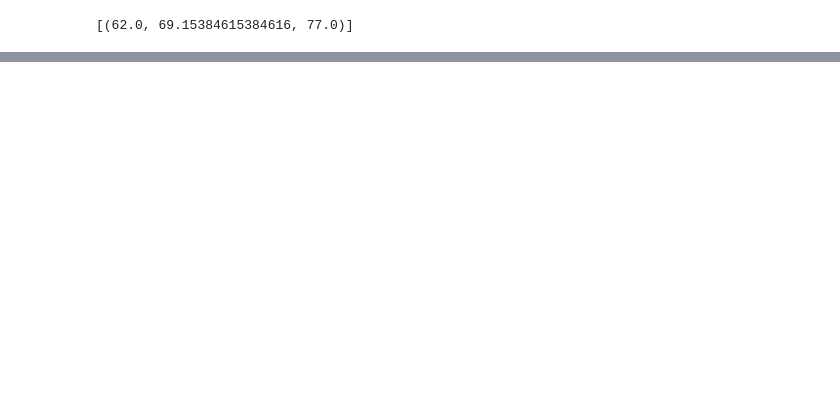
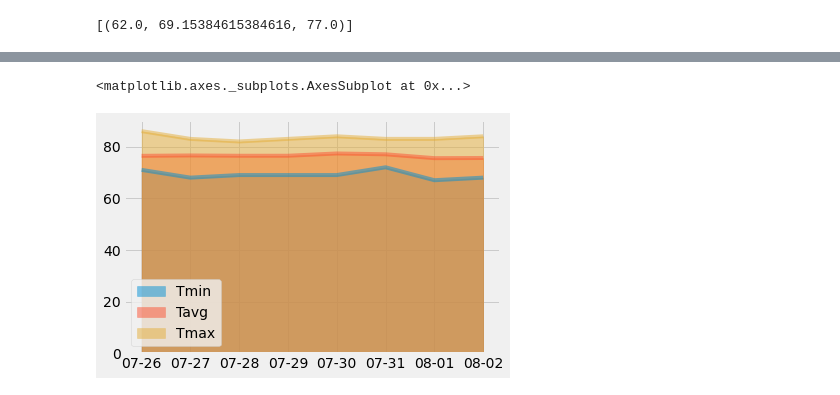
Before and after one commit to trackrun82/sqlalchemy-challenge, a Jupyter notebook: climate_starter.ipynb, the cells around one changed output, grey strips where cells are left out. Saved outputs shown, nothing was run; the diff lists cells and outputs as text; code cells hidden in the pictures; blank space fills up the shorter version.

```diff
--- a/climate_starter.ipynb
+++ b/climate_starter.ipynb
@@ -274,2 +315,9 @@ daily_normals("01-01")
+# %%
+TMIN = [result[0][0] for result in normals]
+TAVG = [result[0][1] for result in normals]
+TMAX = [result[0][2] for result in normals]
+temp_normals = {'Tmin':TMIN, 'Tavg':TAVG, 'Tmax':TMAX}
 # %%
 # Load the previous query results into a Pandas DataFrame and add the `trip_dates` range as the `date` index
+df = pd.DataFrame(temp_normals, index = dates)
+df
@@ -276,2 +334,6 @@ daily_normals("01-01")
 # %%
 # Plot the daily normals as an area plot with `stacked=False`
+df.plot.area(stacked=False)
+# %% [output]
+<matplotlib.axes._subplots.AxesSubplot at 0x...>
+[figure, added]
```
Also changed, not shown: parts of 9 cells of this notebook.
